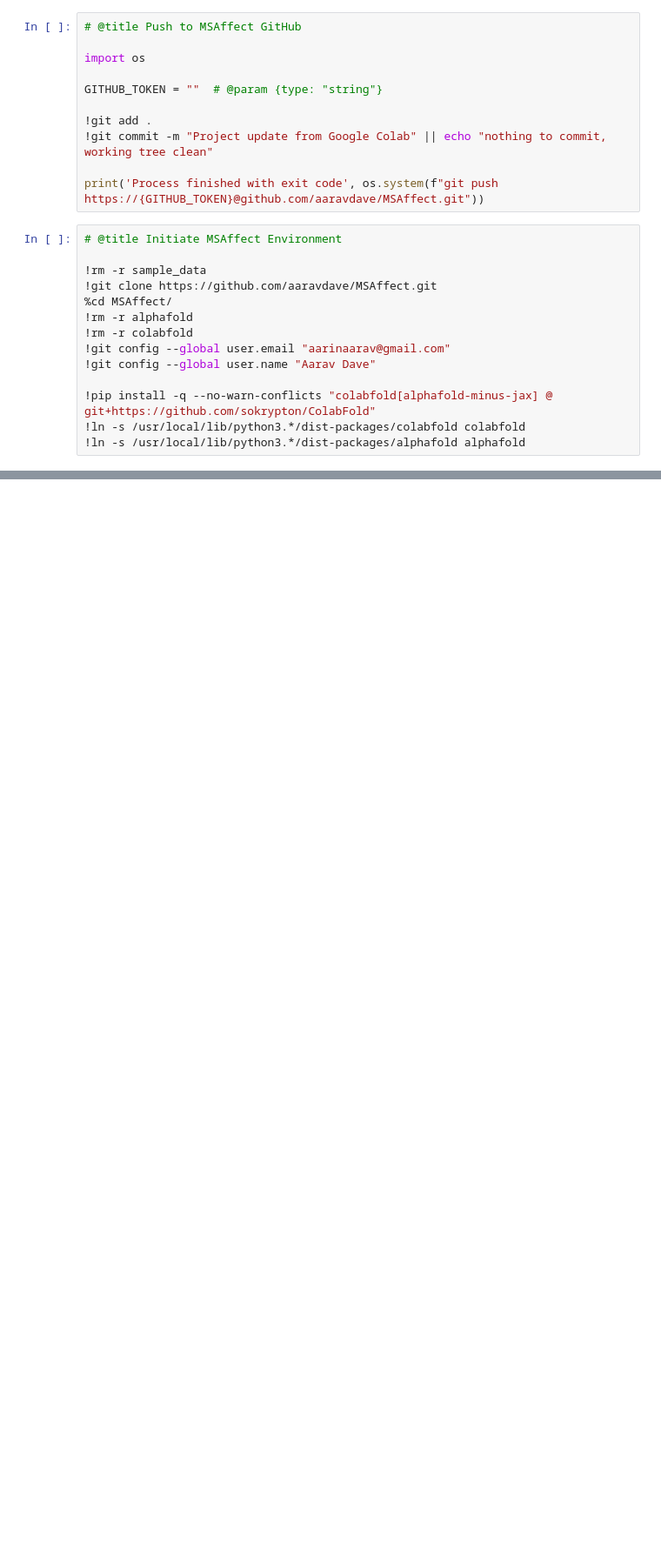
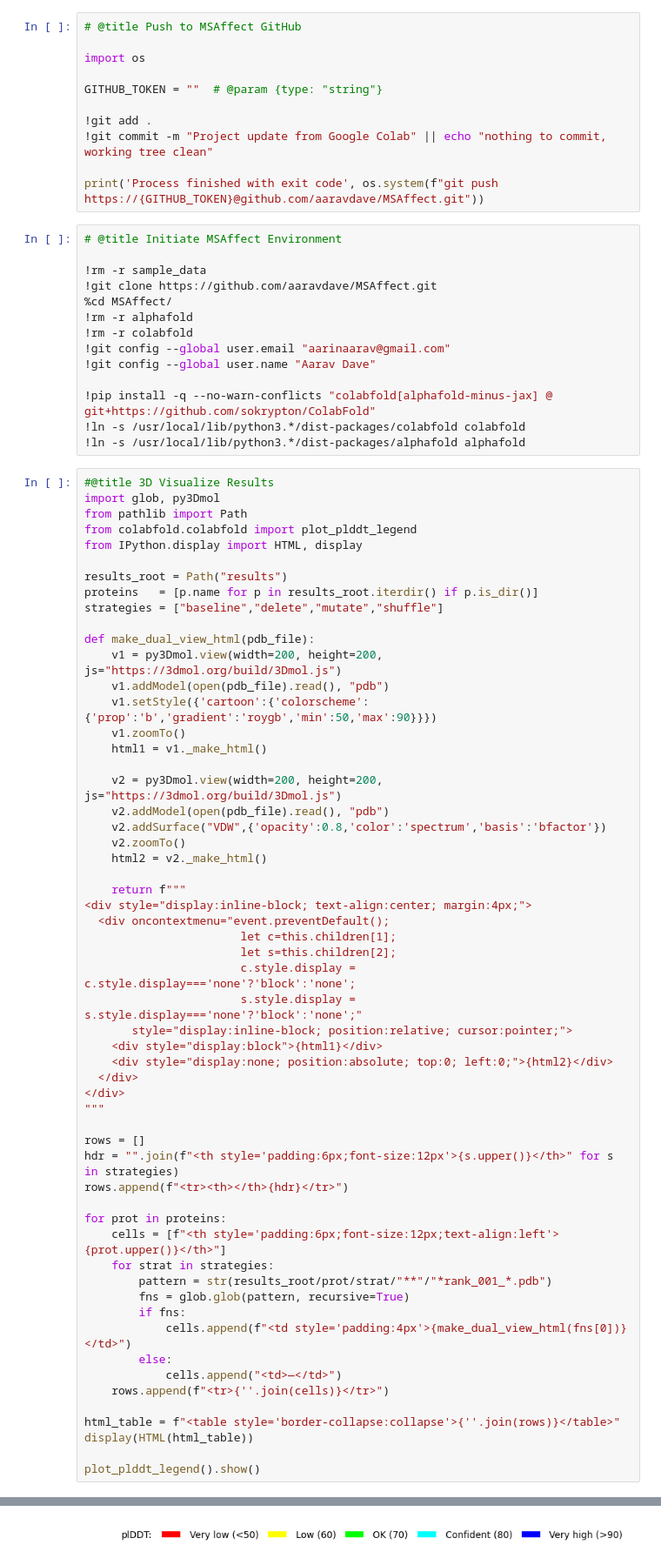
Before and after one commit to aaravdave/MSAffect, a Jupyter notebook: MSAffect.ipynb, the cells around one changed output, grey strips where cells are left out. Shown at 87% size. Cells and saved outputs as stored; diff of their text form; blank space fills up the shorter version.

```diff
--- a/MSAffect.ipynb
+++ b/MSAffect.ipynb
@@ -32,3 +32,61 @@ print('Process finished with exit code', os.system(f"git push https://{GITHUB_TO
 !pip install -q --no-warn-conflicts "colabfold[alphafold-minus-jax] @ git+https://github.com/sokrypton/ColabFold"
 !ln -s /usr/local/lib/python3.*/dist-packages/colabfold colabfold
 !ln -s /usr/local/lib/python3.*/dist-packages/alphafold alphafold
+# %%
+#@title 3D Visualize Results
+import glob, py3Dmol
+from pathlib import Path
+from colabfold.colabfold import plot_plddt_legend
+from IPython.display import HTML, display
+
+results_root = Path("results")
+proteins   = [p.name for p in results_root.iterdir() if p.is_dir()]
+strategies = ["baseline","delete","mutate","shuffle"]
+
+def make_dual_view_html(pdb_file):
+    v1 = py3Dmol.view(width=200, height=200, js="https://3dmol.org/build/3Dmol.js")
+    v1.addModel(open(pdb_file).read(), "pdb")
+    v1.setStyle({'cartoon':{'colorscheme':{'prop':'b','gradient':'roygb','min':50,'max':90}}})
+    v1.zoomTo()
+    html1 = v1._make_html()
+
+    v2 = py3Dmol.view(width=200, height=200, js="https://3dmol.org/build/3Dmol.js")
+    v2.addModel(open(pdb_file).read(), "pdb")
+    v2.addSurface("VDW",{'opacity':0.8,'color':'spectrum','basis':'bfactor'})
+    v2.zoomTo()
+    html2 = v2._make_html()
+
+    return f"""
+<div style="display:inline-block; text-align:center; margin:4px;">
+  <div oncontextmenu="event.preventDefault();
+                       let c=this.children[1];
+                       let s=this.children[2];
+                       c.style.display = c.style.display==='none'?'block':'none';
+                       s.style.display = s.style.display==='none'?'block':'none';"
+       style="display:inline-block; position:relative; cursor:pointer;">
+    <div style="display:block">{html1}</div>
+    <div style="display:none; position:absolute; top:0; left:0;">{html2}</div>
+  </div>
+</div>
+"""
+
+rows = []
+hdr = "".join(f"<th style='padding:6px;font-size:12px'>{s.upper()}</th>" for s in strategies)
+rows.append(f"<tr><th></th>{hdr}</tr>")
+
+for prot in proteins:
+    cells = [f"<th style='padding:6px;font-size:12px;text-align:left'>{prot.upper()}</th>"]
+    for strat in strategies:
+        pattern = str(results_root/prot/strat/"**"/"*rank_001_*.pdb")
+        fns = glob.glob(pattern, recursive=True)
+        if fns:
+            cells.append(f"<td style='padding:4px'>{make_dual_view_html(fns[0])}</td>")
+        else:
+            cells.append("<td>—</td>")
+    rows.append(f"<tr>{''.join(cells)}</tr>")
+
+html_table = f"<table style='border-collapse:collapse'>{''.join(rows)}</table>"
+display(HTML(html_table))
+
+plot_plddt_legend().show()
+# %% [output]
@@ -34,0 +94 @@ print('Process finished with exit code', os.system(f"git push https://{GITHUB_TO
+[figure, added]
```
Also changed, not shown: parts of 1 cell of this notebook.
